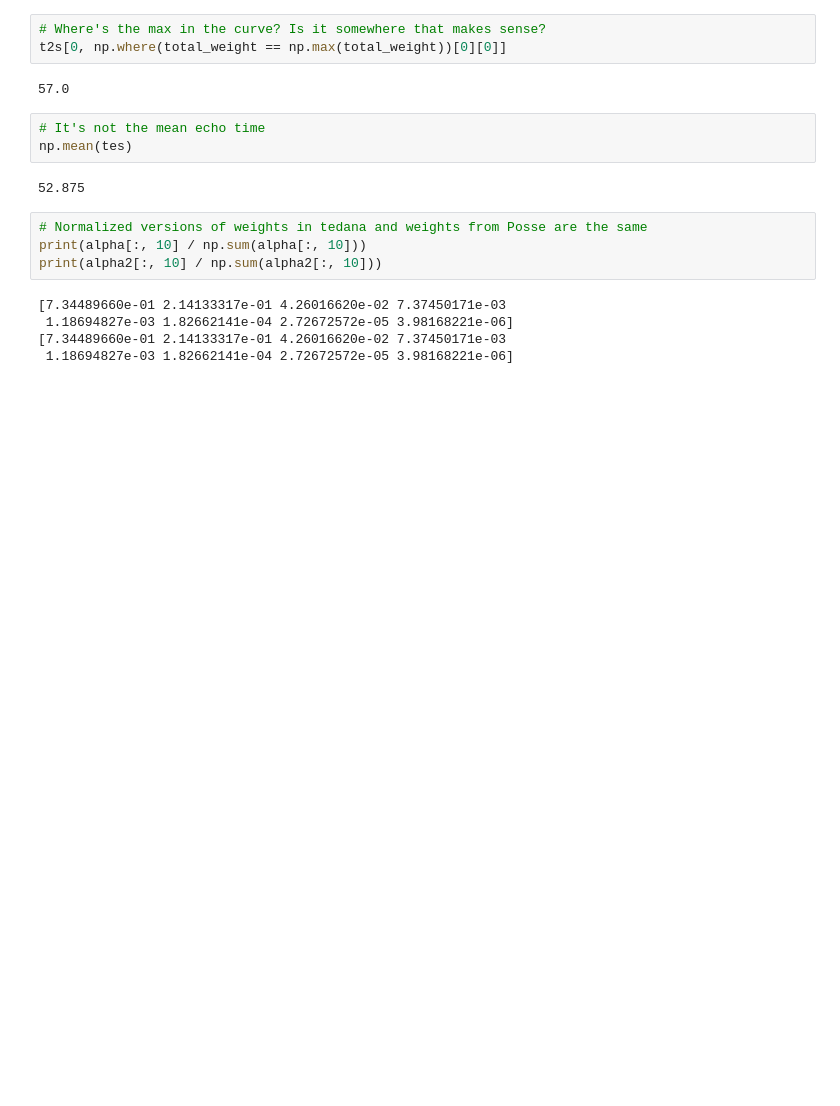
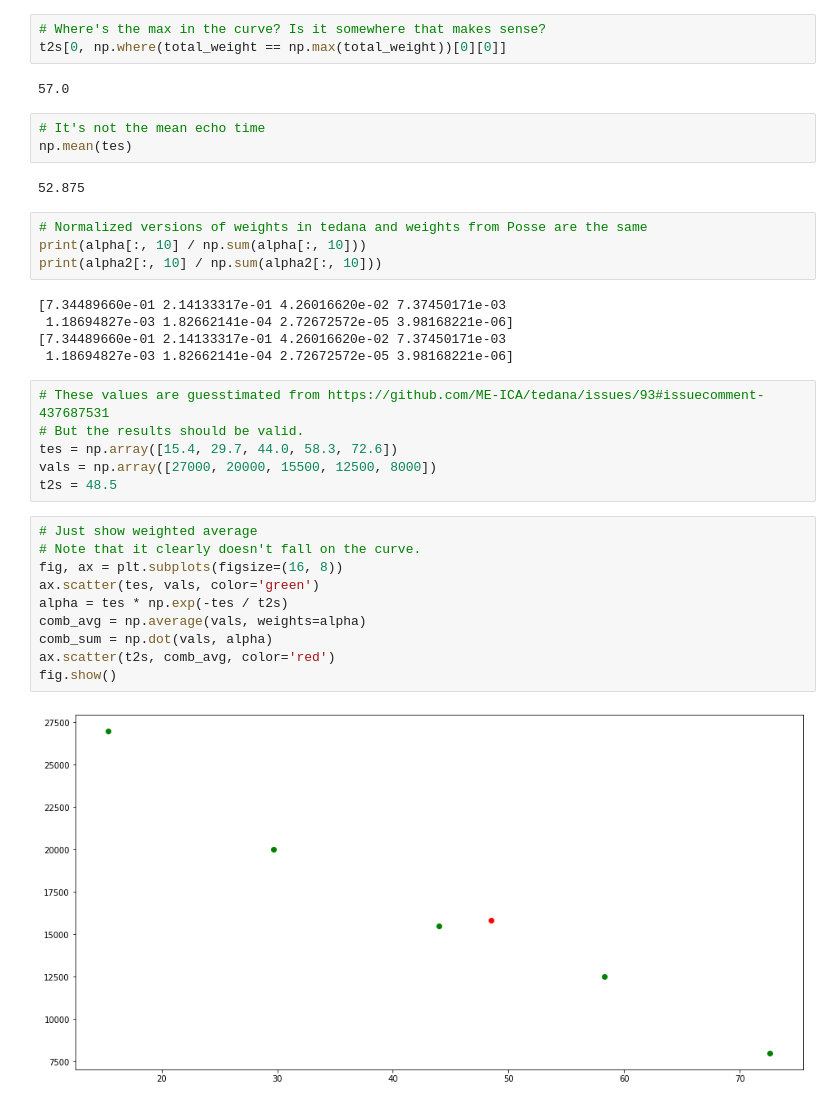
Before and after one commit to tsalo/misc-notebooks, a Jupyter notebook: tedana_summation_vs_averaging.ipynb, the cells around one changed output. Drawn from its saved outputs; the diff is of its cells as text; blank space fills up the shorter version.

Commit message:
Update tedana summation vs. averaging notebook.

```diff
--- a/tedana_summation_vs_averaging.ipynb
+++ b/tedana_summation_vs_averaging.ipynb
@@ -41,3 +41,21 @@ print(alpha2[:, 10] / np.sum(alpha2[:, 10]))
  1.18694827e-03 1.82662141e-04 2.72672572e-05 3.98168221e-06]
 [7.34489660e-01 2.14133317e-01 4.26016620e-02 7.37450171e-03
  1.18694827e-03 1.82662141e-04 2.72672572e-05 3.98168221e-06]
+# %%
+# These values are guesstimated from https://github.com/ME-ICA/tedana/issues/93#issuecomment-437687531
+# But the results should be valid.
+tes = np.array([15.4, 29.7, 44.0, 58.3, 72.6])
+vals = np.array([27000, 20000, 15500, 12500, 8000])
+t2s = 48.5
+# %%
+# Just show weighted average
+# Note that it clearly doesn't fall on the curve.
+fig, ax = plt.subplots(figsize=(16, 8))
+ax.scatter(tes, vals, color='green')
+alpha = tes * np.exp(-tes / t2s)
+comb_avg = np.average(vals, weights=alpha)
+comb_sum = np.dot(vals, alpha)
+ax.scatter(t2s, comb_avg, color='red')
+fig.show()
+# %% [output]
+[figure, added]
```
Also changed, not shown: parts of 1 cell of this notebook, 2 other files.
